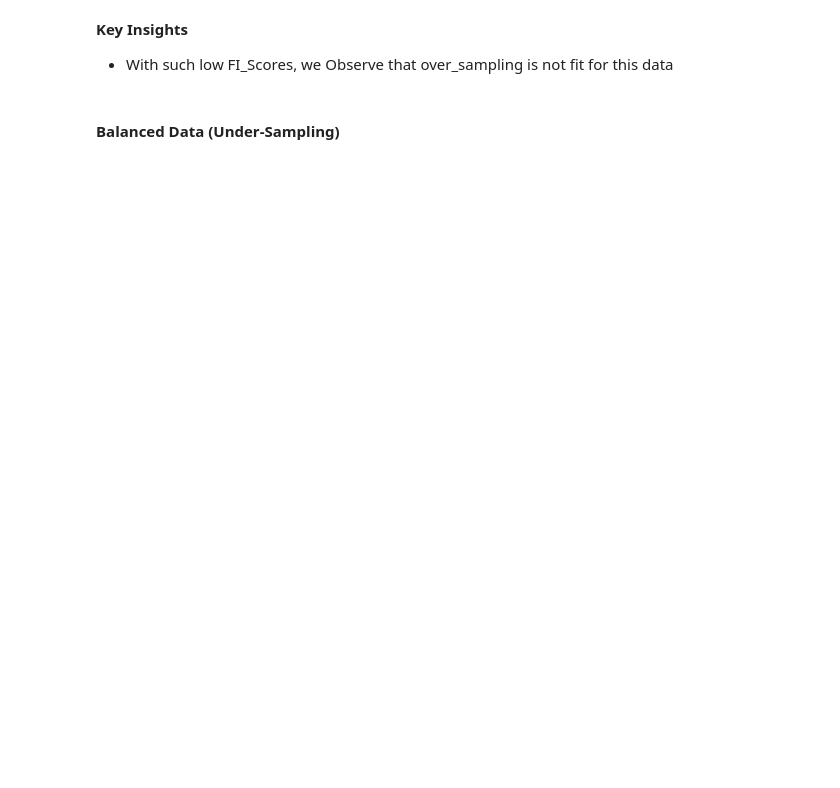
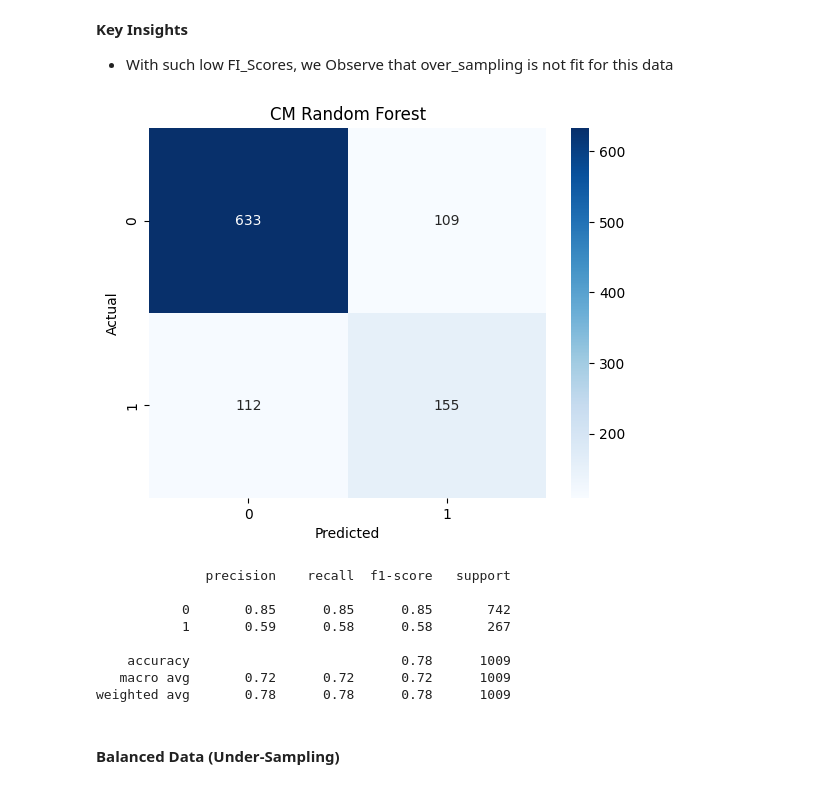
Before and after one commit to Kwamena-A-Yamoah/Customer-churn-analysis, a Jupyter notebook: Notebook/Customer_churn_analysis.ipynb, the cells around one changed output. Saved outputs shown, nothing was run; the diff lists cells and outputs as text; code cells hidden in the pictures; blank space fills up the shorter version.

```diff
--- a/Notebook/Customer_churn_analysis.ipynb
+++ b/Notebook/Customer_churn_analysis.ipynb
@@ -1287,6 +1326,35 @@ balanced_table.sort_values(by="F1_Score", ascending=False)
 # %% [markdown]
 __Key Insights__
 - With such low FI_Scores, we Observe that over_sampling is not fit for this data
+# %%
+forest = unbalanced_pipeline['Random Forest']
+
+# Predictions using the Logistics regression model
+y_pred_forest = forest.predict(X_eval)
+
+# Calculate the confusion matrix
+cm = confusion_matrix(y_eval_encoded, y_pred_forest)
+
+# Plotting the confusion matrix
+sns.heatmap(cm, annot=True, fmt='d', cmap='Blues')
+plt.xlabel('Predicted')
+plt.ylabel('Actual')
+plt.title('CM Random Forest')
+plt.show()
+
+# Calculate the classification report
+report_forest = classification_report(y_eval_encoded, y_pred_forest)
+print(report_forest)
+# %% [output]
+[figure, added]
+              precision    recall  f1-score   support
+
+           0       0.85      0.85      0.85       742
+           1       0.59      0.58      0.58       267
+
+    accuracy                           0.78      1009
+   macro avg       0.72      0.72      0.72      1009
+weighted avg       0.78      0.78      0.78      1009
 # %% [markdown]
 #### Balanced Data (Under-Sampling)
 # %%
```
Also changed, not shown: parts of 31 cells of this notebook.
